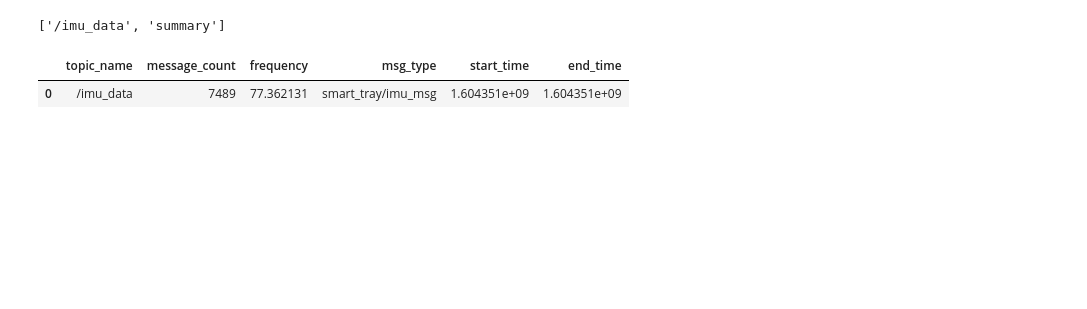
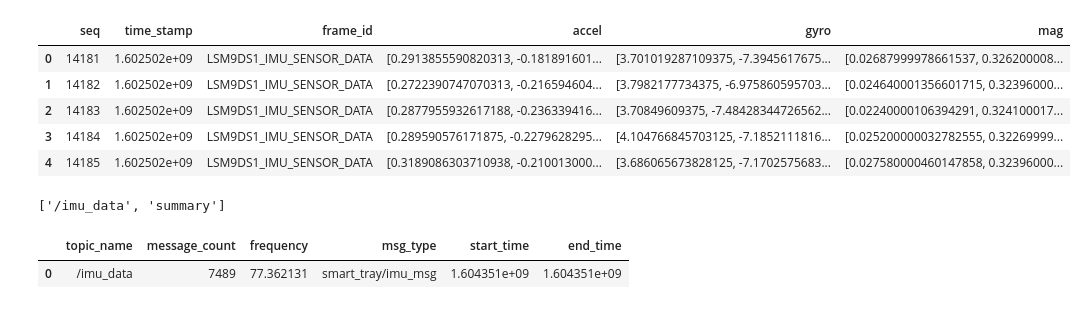
Before and after one commit to zhanibekrysbek/phhi_data_analysis, a Jupyter notebook: preprocessing/notebooks/imu_calibration.ipynb, the cells around one changed output. Drawn from its saved outputs; the diff is of its cells as text; code cells hidden in the pictures; blank space fills up the shorter version.

```diff
--- a/preprocessing/notebooks/imu_calibration.ipynb
+++ b/preprocessing/notebooks/imu_calibration.ipynb
@@ -20,6 +22,14 @@ calib_data_path = '/home/zhanibek/codes/phhi_data_analysis/data/imu_calibration_
 data_df = pickle.load(open(calib_data_path))
 # %%
 imu_df = data_df['/imu_data']
+imu_df.head()
+# %% [output]
+|  | seq | time_stamp | frame_id | accel | gyro | mag |
+| 0 | 14181 | 1.602502e+09 | LSM9DS1_IMU_SENSOR_DATA | [0.2913855590820313, -0.181891601... | [3.701019287109375, -7.3945617675... | [0.02687999978661537, 0.326200008... |
+| 1 | 14182 | 1.602502e+09 | LSM9DS1_IMU_SENSOR_DATA | [0.2722390747070313, -0.216594604... | [3.7982177734375, -6.975860595703... | [0.024640001356601715, 0.32396000... |
+| 2 | 14183 | 1.602502e+09 | LSM9DS1_IMU_SENSOR_DATA | [0.2877955932617188, -0.236339416... | [3.70849609375, -7.48428344726562... | [0.02240000106394291, 0.324100017... |
+| 3 | 14184 | 1.602502e+09 | LSM9DS1_IMU_SENSOR_DATA | [0.289590576171875, -0.2279628295... | [4.104766845703125, -7.1852111816... | [0.025200000032782555, 0.32269999... |
+| 4 | 14185 | 1.602502e+09 | LSM9DS1_IMU_SENSOR_DATA | [0.3189086303710938, -0.210013000... | [3.686065673828125, -7.1702575683... | [0.027580000460147858, 0.32396000... |
 # %%
 data_df.keys()
 # %% [output]
```
Also changed, not shown: parts of 6 cells of this notebook, 7 other files.
